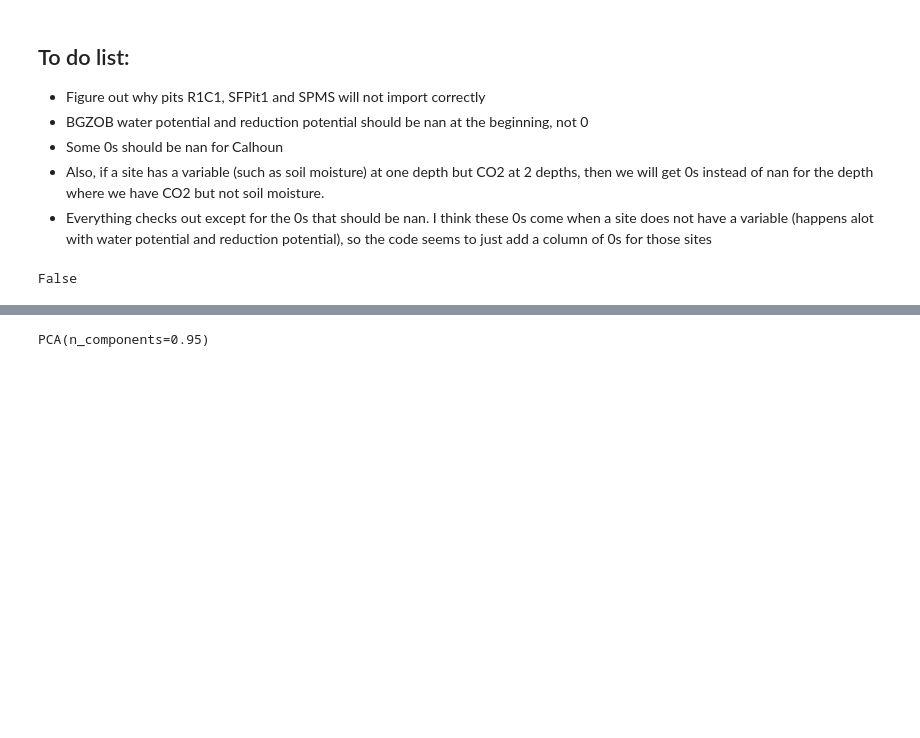
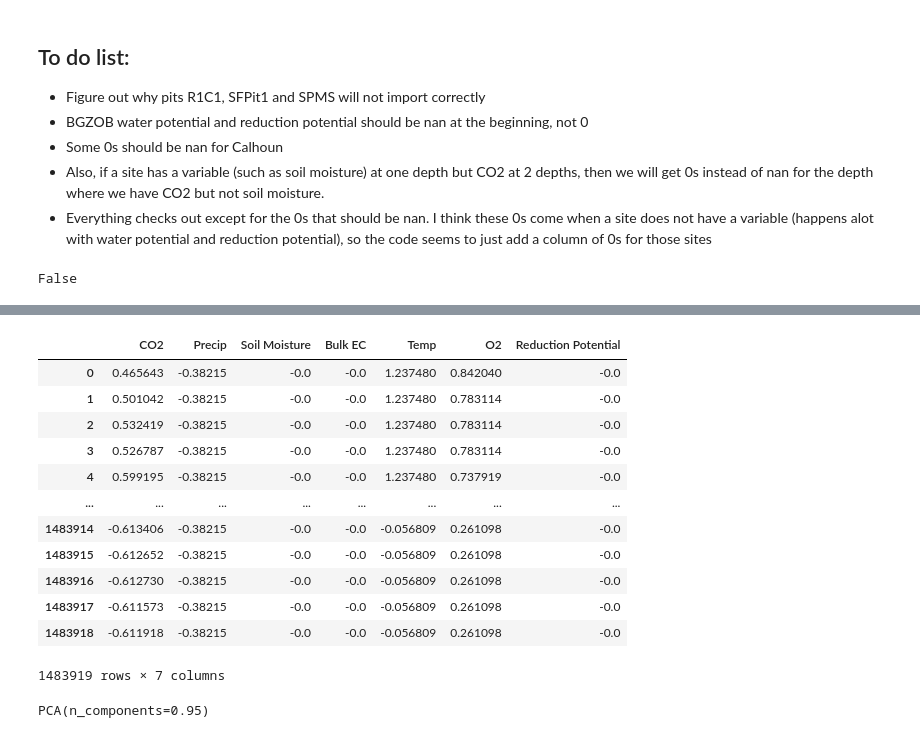
Before and after one commit to mberghouse/CO2-Data, a Jupyter notebook: python_processing/eda/MergeProcessedData.ipynb, the cells around one changed output, grey strips where cells are left out. Saved outputs shown, nothing was run; the diff lists cells and outputs as text; code cells hidden in the pictures; blank space fills up the shorter version.

```diff
--- a/python_processing/eda/MergeProcessedData.ipynb
+++ b/python_processing/eda/MergeProcessedData.ipynb
@@ -159,2 +134,18 @@ df_st =  StandardScaler().fit_transform(df)
+# %%
+df_st1
+# %% [output]
+|  | CO2 | Precip | Soil Moisture | Bulk EC | Temp | O2 | Reduction Potential |
+| 0 | 0.465643 | -0.38215 | -0.0 | -0.0 | 1.237480 | 0.842040 | -0.0 |
+| 1 | 0.501042 | -0.38215 | -0.0 | -0.0 | 1.237480 | 0.783114 | -0.0 |
+| 2 | 0.532419 | -0.38215 | -0.0 | -0.0 | 1.237480 | 0.783114 | -0.0 |
+| 3 | 0.526787 | -0.38215 | -0.0 | -0.0 | 1.237480 | 0.783114 | -0.0 |
+| 4 | 0.599195 | -0.38215 | -0.0 | -0.0 | 1.237480 | 0.737919 | -0.0 |
+| ... | ... | ... | ... | ... | ... | ... | ... |
+| 1483914 | -0.613406 | -0.38215 | -0.0 | -0.0 | -0.056809 | 0.261098 | -0.0 |
+| 1483915 | -0.612652 | -0.38215 | -0.0 | -0.0 | -0.056809 | 0.261098 | -0.0 |
+| 1483916 | -0.612730 | -0.38215 | -0.0 | -0.0 | -0.056809 | 0.261098 | -0.0 |
+| 1483917 | -0.611573 | -0.38215 | -0.0 | -0.0 | -0.056809 | 0.261098 | -0.0 |
+| 1483918 | -0.611918 | -0.38215 | -0.0 | -0.0 | -0.056809 | 0.261098 | -0.0 |
+1483919 rows × 7 columns
 # %%
 df_st1=pd.DataFrame(data=df_st)
```
Also changed, not shown: parts of 16 cells of this notebook, 3 other files.
